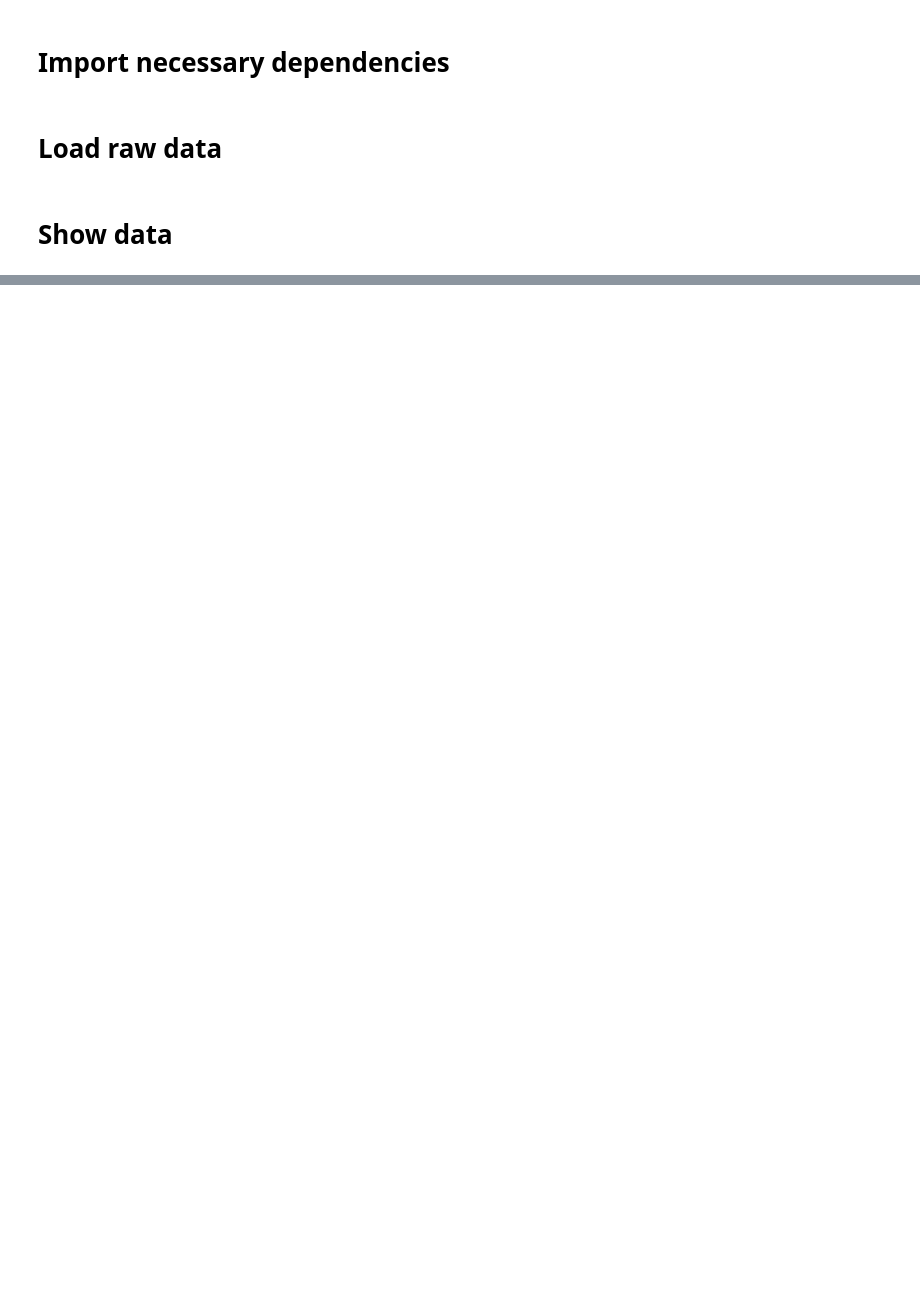
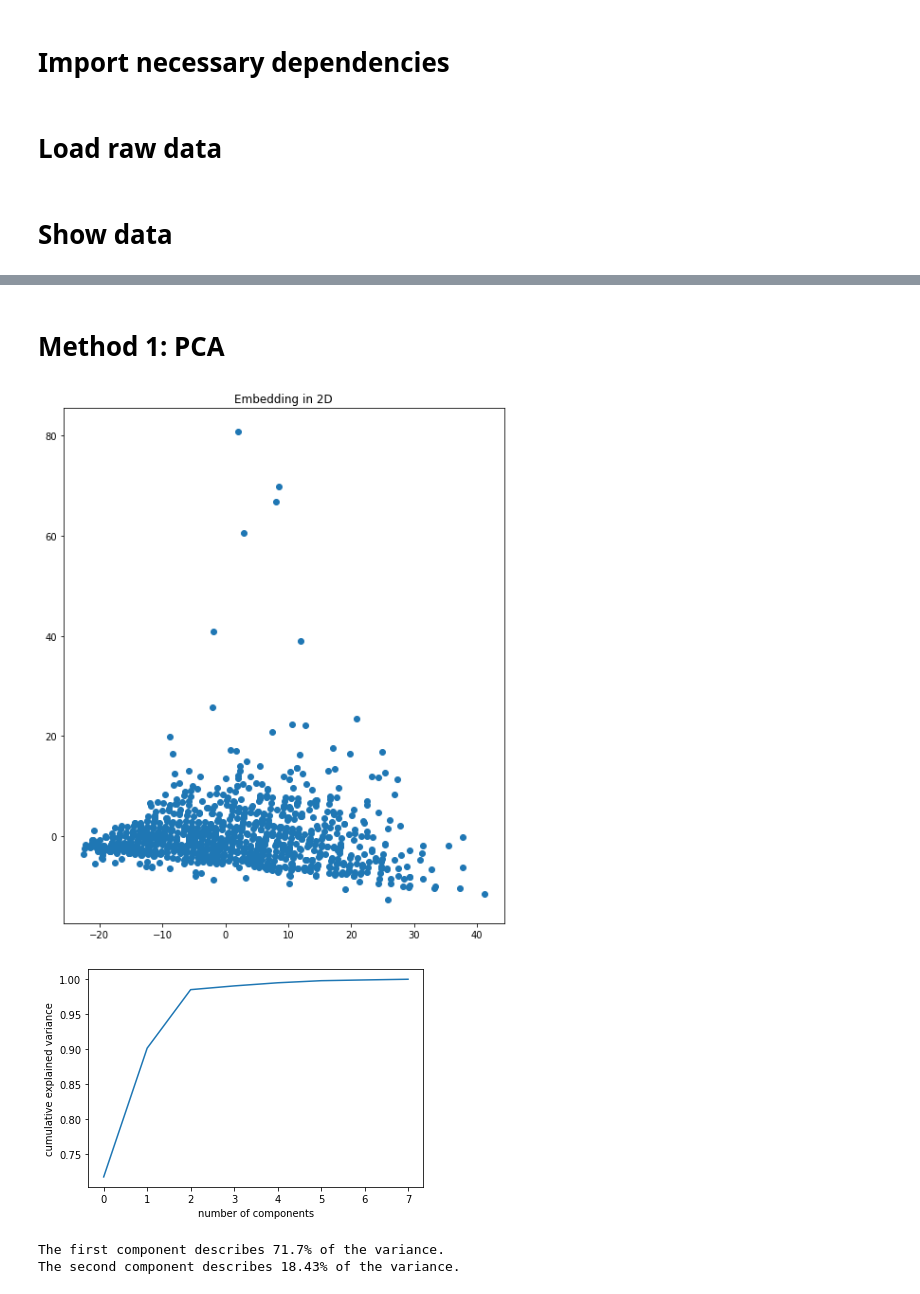
Before and after one commit to ThomasBrue/second-assignment-data-science, a Jupyter notebook: censusIncome.ipynb, the cells around one changed output, grey strips where cells are left out. Drawn from its saved outputs; the diff is of its cells as text; code cells hidden in the pictures; blank space fills up the shorter version.

```diff
--- a/censusIncome.ipynb
+++ b/censusIncome.ipynb
@@ -47,0 +112,18 @@ raw_data.head(6)
+# %%
+
+def parseFloatElementSafe(y):
+    try:
+        return float(y)
+    except:
+        return None
+
+def parseFloat(x):
+    return x.apply(lambda value: parseFloatElementSafe(value))
+
+x = newData.head(20000)
+
+b = x.apply(parseFloat)
+b = b.dropna()
+a = b.to_numpy()
+print(a)
+print(len(a))
@@ -47,0 +139,51 @@ raw_data.head(6)
+# %% [markdown]
+# Method 1: PCA
+# %%
+from sklearn.decomposition import PCA
+
+pca = PCA(n_components=2)
+principalComponents = pca.fit_transform(a)
+#principalDf = pd.DataFrame(data = principalComponents, columns = ['principal component 1', 'principal component 2'])
+principalDf = pd.DataFrame(data = principalComponents, columns = ['principal component 1', 'principal component 2'])
+
+X_transform = principalDf.to_numpy()
+#print(X_transform)
+
+finalDf = principalDf
+
+fig = plt.figure(2, (20,10))
+# ax = fig.add_subplot(121, projection='3d')
+# plt.scatter(X[:,0], X[:,1], zs=X[:,2], s=size, c=colors)
+# plt.title('Original Points')
+
+ax = fig.add_subplot(122)
+plt.scatter(X_transform[:,0], X_transform[:,1])#, s=size, c=colors)
+plt.title('Embedding in 2D')
+fig.subplots_adjust(wspace=.4, hspace=0.5)
+plt.show()
+
+X = np.array(a)
+
+pca = PCA(n_components=2)
+pca = PCA().fit(X)
+
+# >>> pca.fit(X)
+
+
+# pca = PCA().fit(newData)
+plt.plot(np.cumsum(pca.explained_variance_ratio_))
+plt.xlabel('number of components')
+plt.ylabel('cumulative explained variance');
+# %% [output]
+[figure, added]
+[figure, added]
+# %%
+
+varianceFirstComponent = round(pca.explained_variance_ratio_[0] * 100, 2)
+varianceSecondComponent = round(pca.explained_variance_ratio_[1] * 100, 2)
+
+print("The first component describes " + str(varianceFirstComponent) + "% of the variance.")
+print("The second component describes " + str(varianceSecondComponent) + "% of the variance.")
+# %% [output]
+The first component describes 71.7% of the variance.
+The second component describes 18.43% of the variance.
```
Also changed, not shown: parts of 9 cells of this notebook, 1 other file.
